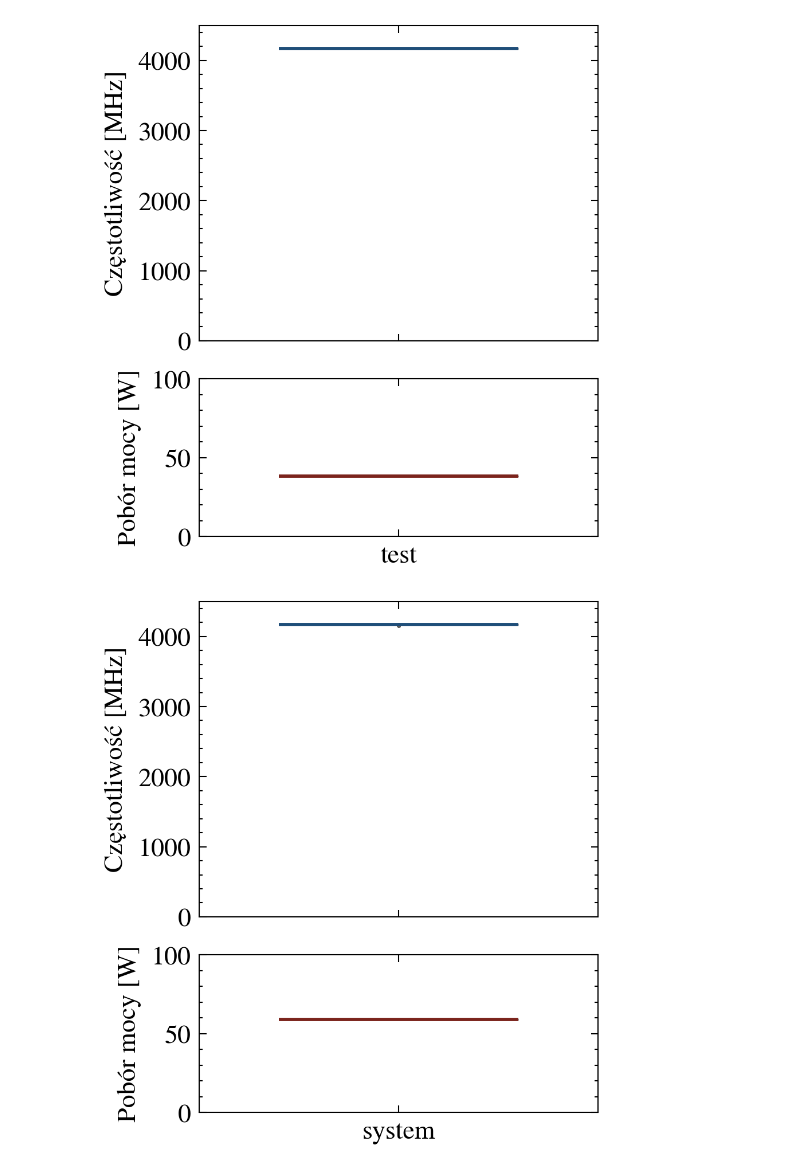
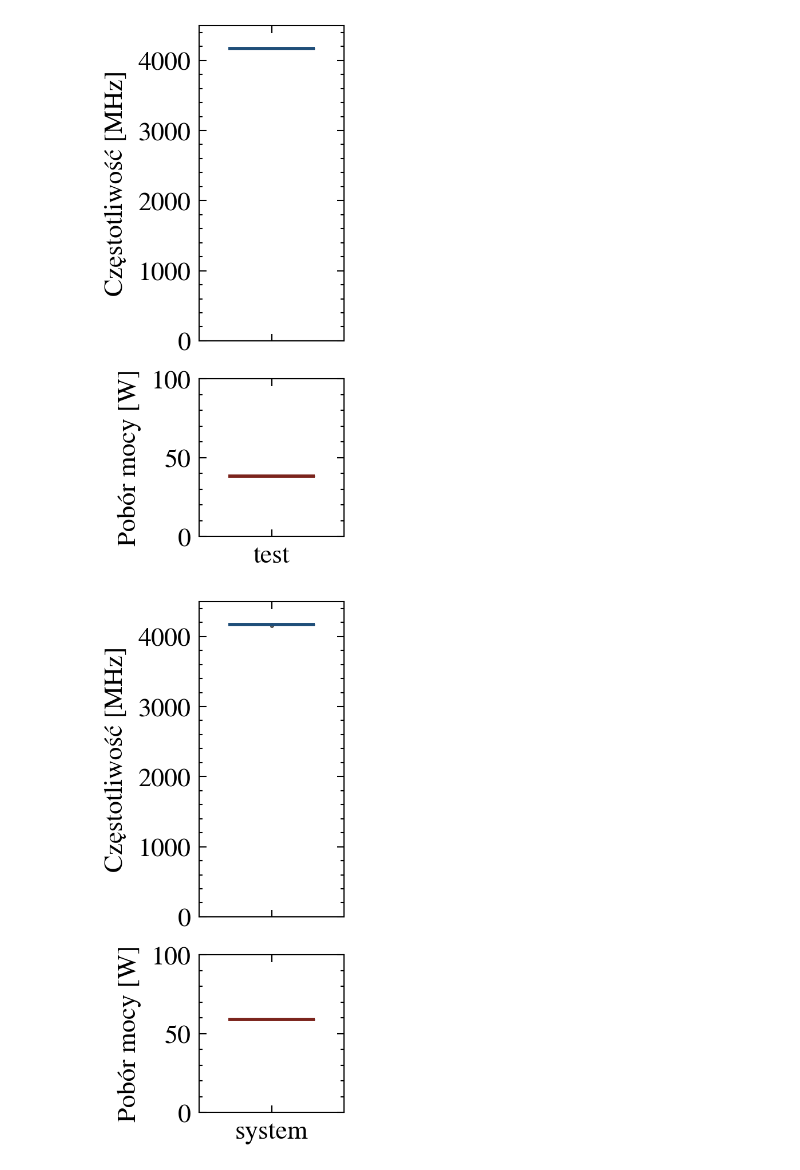
Before and after one commit to jan-chojnacki/SpeckProbe, a Jupyter notebook: analysis/notebooks/system.ipynb, the cells around one changed output. Saved outputs shown, nothing was run; the diff lists cells and outputs as text; code cells hidden in the pictures.

Commit message:
improved system graphs and analysis

```diff
--- a/analysis/notebooks/system.ipynb
+++ b/analysis/notebooks/system.ipynb
@@ -112,8 +112,9 @@ def prec(df, cols, n, q):
 
     return d
 # %%
-GROUP_COLORS  = ["#4C9BE8", "#7FB77E", "#E8A04C", "#B07FE8"]
+GROUP_COLORS = ["#4C9BE8", "#7FB77E", "#E8A04C", "#B07FE8"]
 MEDIAN_COLORS = ["#1F4E79", "#2E5E2C", "#8A5A1A", "#5A3A8A"]
+
 
 def _build_long(dfs, labels, cpu_groups):
     freq_rows, watt_rows = [], []
@@ -144,7 +145,7 @@ def plot_turbostat(dfs, labels, cpu_groups, power_scale, width, filename):
     single = len(cpu_groups) == 1
 
     df_freq, df_watt = _build_long(dfs, labels, cpu_groups)
-    palette        = dict(zip(group_order, GROUP_COLORS))
+    palette = dict(zip(group_order, GROUP_COLORS))
     median_palette = dict(zip(group_order, MEDIAN_COLORS))
     common = dict(linewidth=0.6, fliersize=0.8)
 
@@ -178,6 +179,9 @@ def plot_turbostat(dfs, labels, cpu_groups, power_scale, width, filename):
         ax2.set_ylabel("Pobór mocy [W]")
         ax2.set_xlabel("")
 
+        if len(dfs) > 1:
+            plt.setp(ax2.get_xticklabels(), rotation=45, ha='right', rotation_mode='anchor')
+
         plt.savefig(f'../svg/{filename}.svg', facecolor='white')
         plt.show()
 # %%
@@ -254,26 +286,26 @@ system_pm_Speck128_256 = parse_pm("../data/pm-system-Speck128_256.txt")
 scalar_pm = parse_pm("../data/pm-search-Scalar.txt")
 neon_pm = parse_pm("../data/pm-search-Neon.txt")
 # %%
-plot_turbostat([bench_turbostat], ['test'], [f'cpu{i}' for i in [1, 9]], 100, FIG_WIDTH / 2, "turbostat_bench")
-plot_turbostat([system_turbostat], ['system'], [f'cpu{i}' for i in range(0, 16)], 100, FIG_WIDTH / 2,
+plot_turbostat([bench_turbostat], ['test'], [f'cpu{i}' for i in [1, 9]], 100, FIG_WIDTH / 4, "turbostat_bench")
+plot_turbostat([system_turbostat], ['system'], [f'cpu{i}' for i in range(0, 16)], 100, FIG_WIDTH / 4,
                "turbostat_system")
 plot_turbostat([bench_pm], ['test'], {
     "P-core": [f'cpu{i}' for i in range(4, 8)],
     "E-core": [f'cpu{i}' for i in range(0, 4)],
-}, 10, FIG_WIDTH / 2, "pm_bench")
+}, 5, FIG_WIDTH / 2, "pm_bench")
 plot_turbostat(
     [system_pm_Speck32_64, system_pm_Speck48_72, system_pm_Speck48_96,
      system_pm_Speck64_96, system_pm_Speck64_128, system_pm_Speck96_96,
      system_pm_Speck96_144, system_pm_Speck128_128, system_pm_Speck128_192,
      system_pm_Speck128_256],
     ['32/64', '48/72', '48/96', '64/96', '64/128',
      '96/96', '96/144', '128/128', '128/192', '128/256'],
     {
         "P-core": [f'cpu{i}' for i in range(4, 8)],
         "E-core": [f'cpu{i}' for i in range(0, 4)],
     },
-    10, FIG_WIDTH, "system_pm_Speck32_64",
+    5, FIG_WIDTH, "pm_system",
 )
 # %% [output]
-[figure, old version]
+[figure, new version]
-[figure, old version]
+[figure, new version]
```
Also changed, not shown: parts of 10 cells of this notebook.
